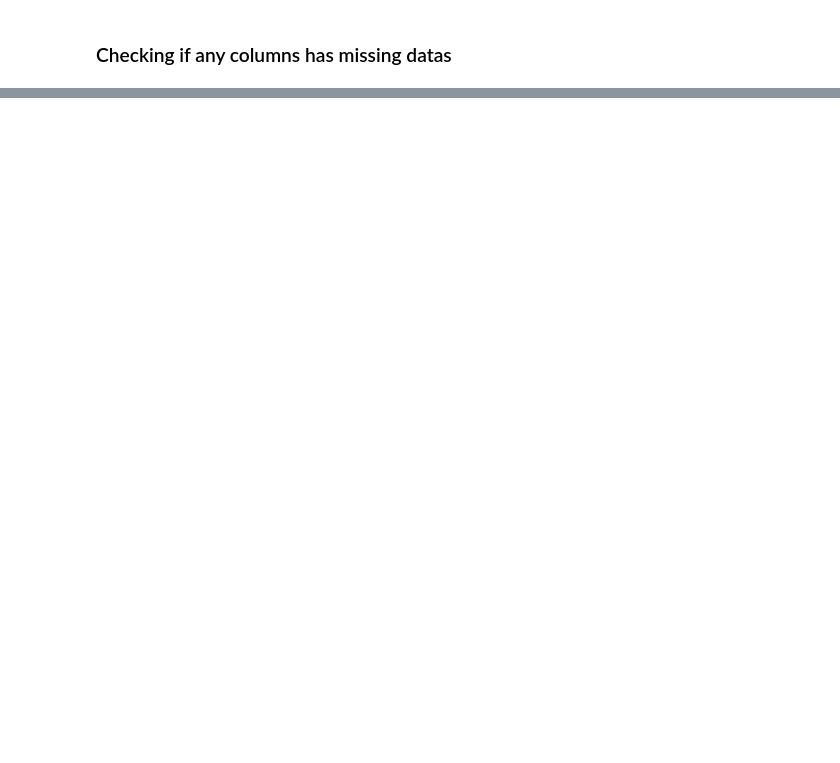
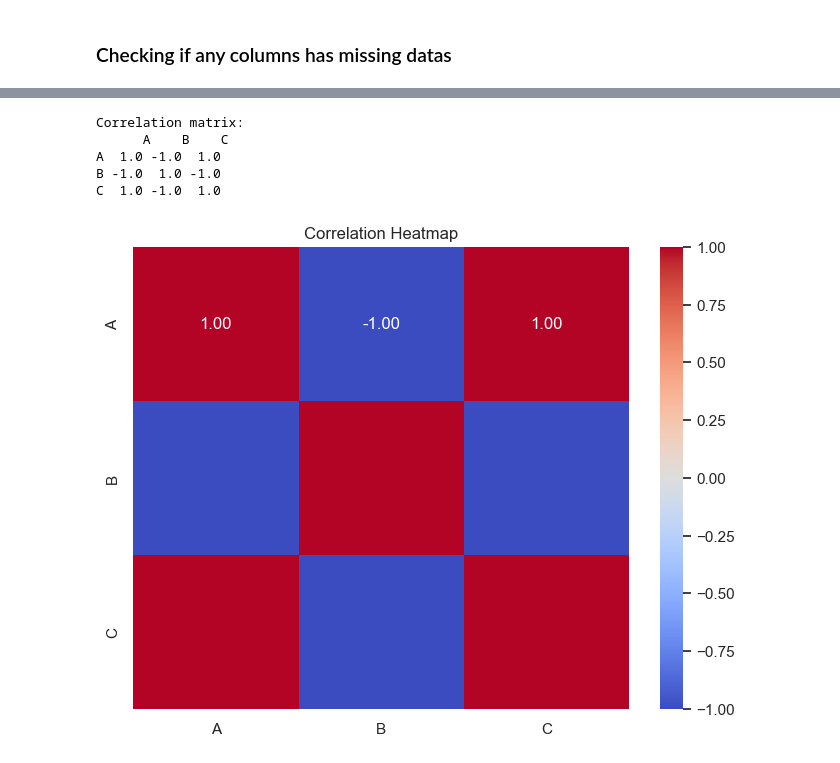
Before and after one commit to regmiprayag/House-Price-Prediction, a Jupyter notebook: House Price Prediction.ipynb, the cells around one changed output, grey strips where cells are left out. Drawn from its saved outputs; the diff is of its cells as text; code cells hidden in the pictures; blank space fills up the shorter version.

```diff
--- a/House Price Prediction.ipynb
+++ b/House Price Prediction.ipynb
@@ -52,0 +100,35 @@ sns.heatmap(data.corr(), cmap="YlGnBu", annot=True);
+# %%
+import pandas as pd
+import seaborn as sns
+import matplotlib.pyplot as plt
+
+# Example DataFrame (Replace with your actual data)
+data = pd.DataFrame({
+    'A': [1, 2, 3, 4, 5],
+    'B': [5, 4, 3, 2, 1],
+    'C': [2, 3, 4, 5, 6]
+})
+
+# Calculate correlation matrix
+correlation = data.corr(method='pearson')
+
+# Print correlation matrix to verify
+print("Correlation matrix:\n", correlation)
+
+# Check for missing values in the correlation matrix
+if correlation.isna().sum().sum() > 0:
+    print("There are missing values in the correlation matrix. Handling missing values...")
+    correlation = correlation.fillna(0)  # Replace NaNs with 0s or handle them as needed
+
+# Plot heatmap
+plt.figure(figsize=(8, 6))
+sns.heatmap(correlation, annot=True, cmap='coolwarm', fmt='.2f', vmin=-1, vmax=1)
+plt.title('Correlation Heatmap')
+plt.show()
+# %% [output]
+Correlation matrix:
+      A    B    C
+A  1.0 -1.0  1.0
+B -1.0  1.0 -1.0
+C  1.0 -1.0  1.0
+[figure, added]
```
Also changed, not shown: parts of 14 cells of this notebook.
